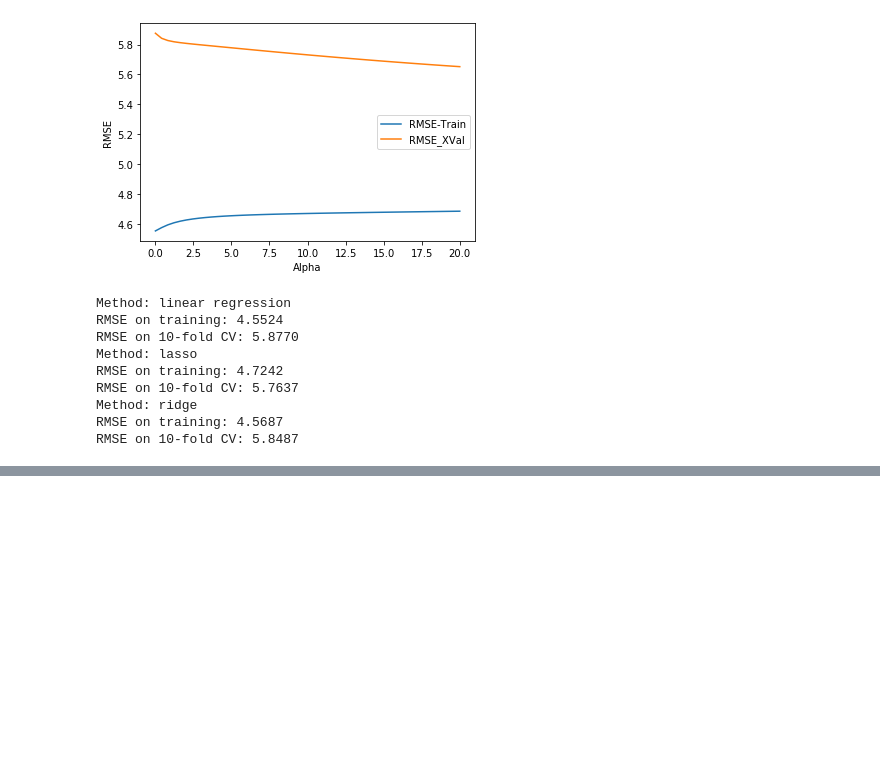
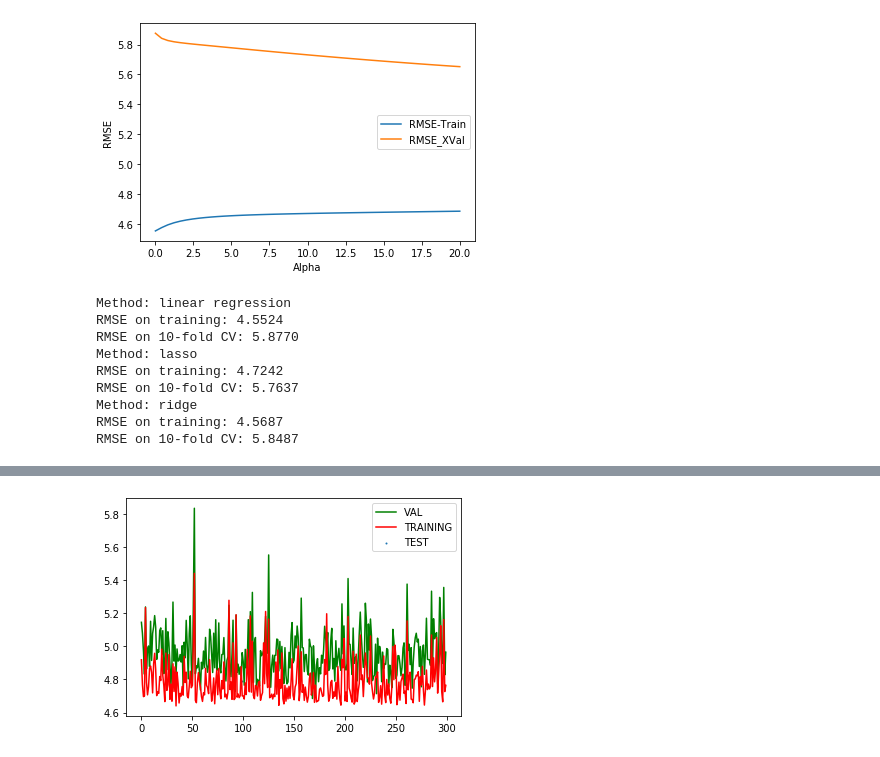
Before and after one commit to 3360372/ML, a Jupyter notebook: W3_Linear_Regression_Sklearn.ipynb, the cells around one changed output, grey strips where cells are left out. Drawn from its saved outputs; the diff is of its cells as text; code cells hidden in the pictures; blank space fills up the shorter version.

```diff
--- a/W3_Linear_Regression_Sklearn.ipynb
+++ b/W3_Linear_Regression_Sklearn.ipynb
@@ -346,0 +448,3 @@ RMSE on 10-fold CV: 5.8487
+# %%
+def rmse(predictions, targets):
+    return np.sqrt(((predictions - targets) ** 2).mean())
@@ -346,0 +461,43 @@ RMSE on 10-fold CV: 5.8487
+# %%
+from sklearn.model_selection import train_test_split
+
+X_train_dataset,X_test,y_train_dataset,y_test=train_test_split(
+        X_scaled,y,test_size=0.2,random_state=42)
+sgd_regressor=SGDRegressor(
+    eta0=eta0,max_iter=max_iter,warm_start=True,learning_rate="constant")
+
+rmse_val_score=[]
+rmse_train_score=[]
+model_list=[]
+
+#0.8:0.2로 나눈 상태에서 0.8부분을 0.8:0.2로 한 번 더 나눔
+X_train, X_val, y_train, y_val = train_test_split(
+    X_train_dataset,y_train_dataset,test_size=0.2,random_state=42)
+sgd_regressor.fit(X_train,y_train)
+
+for i in range(300):
+
+    y_pred = sgd_regressor.predict(X_train)
+    y_true = y_train
+    rmse_train_score.append(rmse(y_pred,y_true))
+
+    y_pred = sgd_regressor.predict(X_val)
+    y_true = y_val
+    rmse_val_score.append(rmse(y_pred,y_true))
+    model_list.append(sgd_regressor)#모델의 인스턴스(weight값들이 저장) 저장
+
+    coef = sgd_regressor.coef_.copy()
+    intercept = sgd_regressor.intercept_.copy()
+
+    sgd_regressor = SGDRegressor(
+        eta0=eta0,max_iter=max_iter,warm_start=True,learning_rate="constant")
+
+    sgd_regressor.fit(X_train,y_train,coef_init=coef,intercept_init=intercept)
+# %%
+plt.plot(range(len(rmse_val_score)), rmse_val_score,  c="G", label="VAL")
+plt.plot(range(len(rmse_train_score)), rmse_train_score,  c="r", label="TRAINING")
+plt.scatter(99, rmse(y_test,sgd_regressor.predict(X_test)), s=1, label="TEST")
+plt.legend()
+plt.show()
+# %% [output]
+[figure, added]
```
Also changed, not shown: parts of 10 cells of this notebook, 2 other files.
